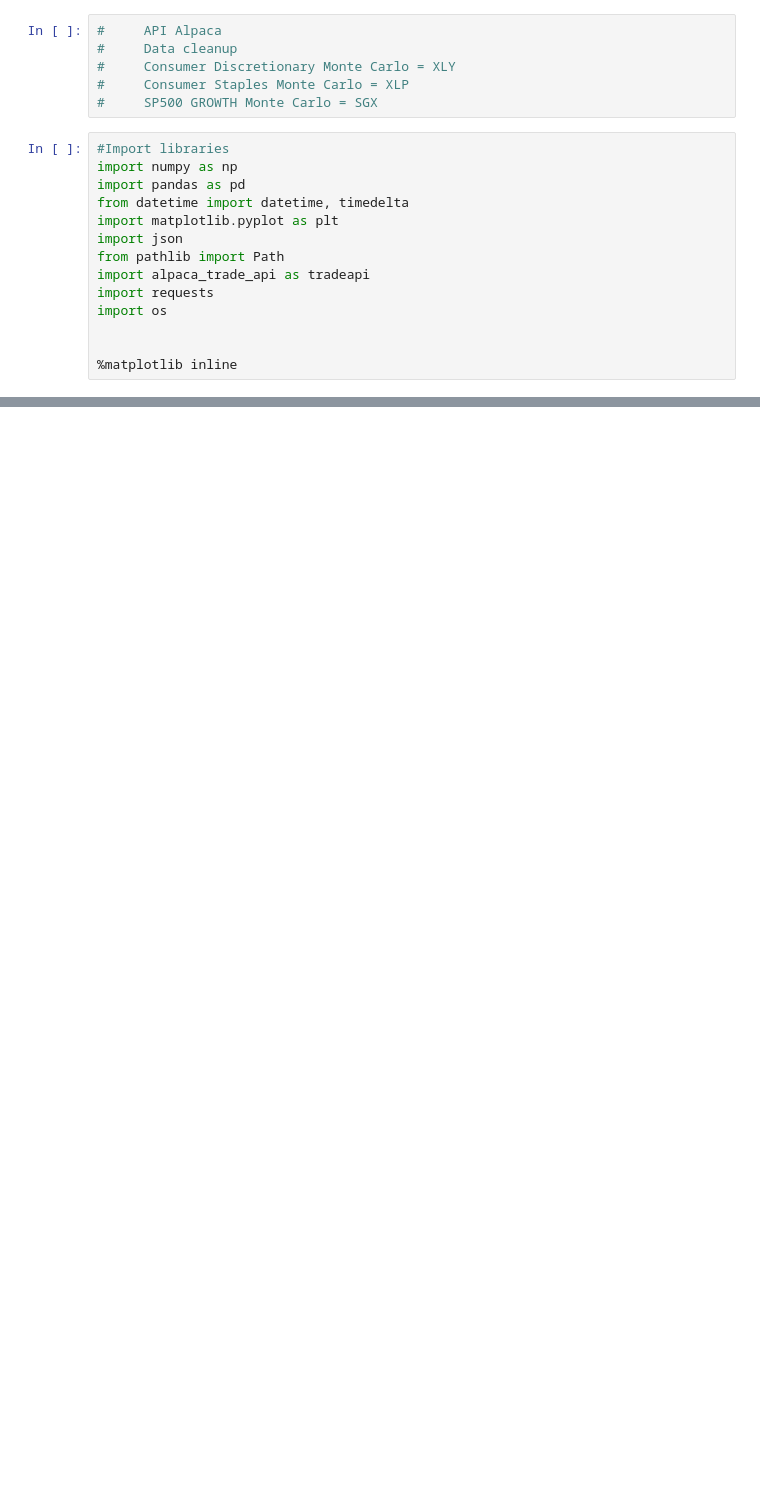
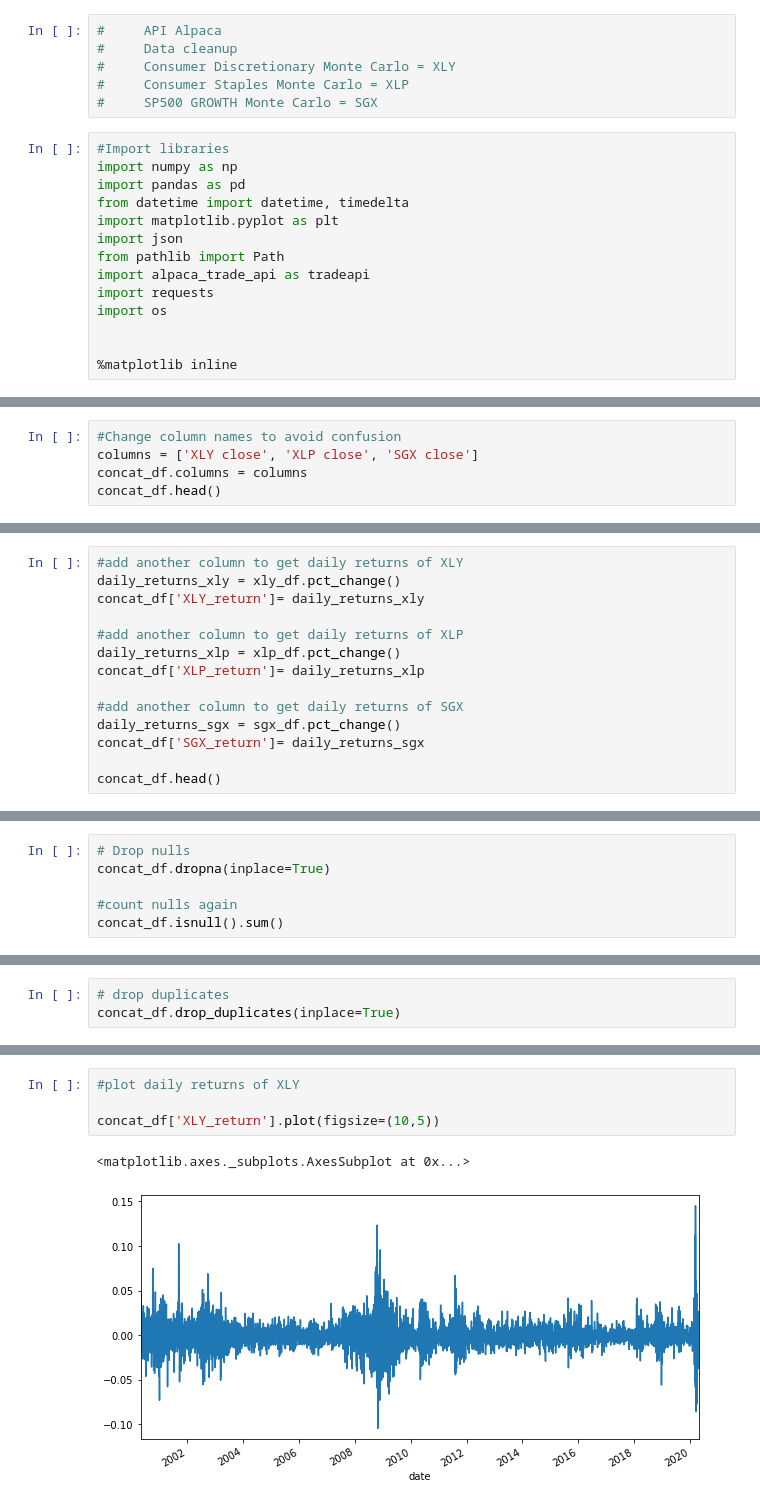
Before and after one commit to bkayratkyzy/Monte_Carlo_Simulations, a Jupyter notebook: notebooks/kelly.ipynb, the cells around one changed output, grey strips where cells are left out. Saved outputs shown, nothing was run; the diff lists cells and outputs as text; blank space fills up the shorter version.

```diff
--- a/notebooks/kelly.ipynb
+++ b/notebooks/kelly.ipynb
@@ -50,0 +85,5 @@ for sim in range(iterations):
+# %%
+#Change column names to avoid confusion
+columns = ['XLY close', 'XLP close', 'SGX close']
+concat_df.columns = columns
+concat_df.head()
@@ -50,0 +98,14 @@ for sim in range(iterations):
+# %%
+#add another column to get daily returns of XLY
+daily_returns_xly = xly_df.pct_change()
+concat_df['XLY_return']= daily_returns_xly
+
+#add another column to get daily returns of XLP
+daily_returns_xlp = xlp_df.pct_change()
+concat_df['XLP_return']= daily_returns_xlp
+
+#add another column to get daily returns of SGX
+daily_returns_sgx = sgx_df.pct_change()
+concat_df['SGX_return']= daily_returns_sgx
+
+concat_df.head()
@@ -50,0 +132,6 @@ for sim in range(iterations):
+# %%
+# Drop nulls
+concat_df.dropna(inplace=True)
+
+#count nulls again
+concat_df.isnull().sum()
@@ -50,0 +163,3 @@ for sim in range(iterations):
+# %%
+# drop duplicates
+concat_df.drop_duplicates(inplace=True)
@@ -50,0 +219,7 @@ for sim in range(iterations):
+# %%
+#plot daily returns of XLY
+
+concat_df['XLY_return'].plot(figsize=(10,5))
+# %% [output]
+<matplotlib.axes._subplots.AxesSubplot at 0x...>
+[figure, added]
```
Also changed, not shown: parts of 22 cells of this notebook.
